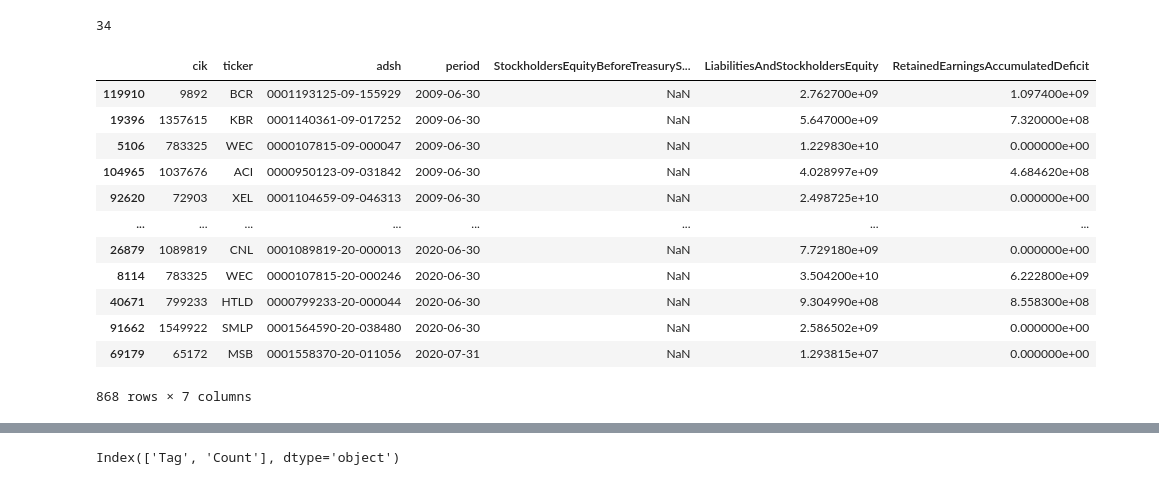
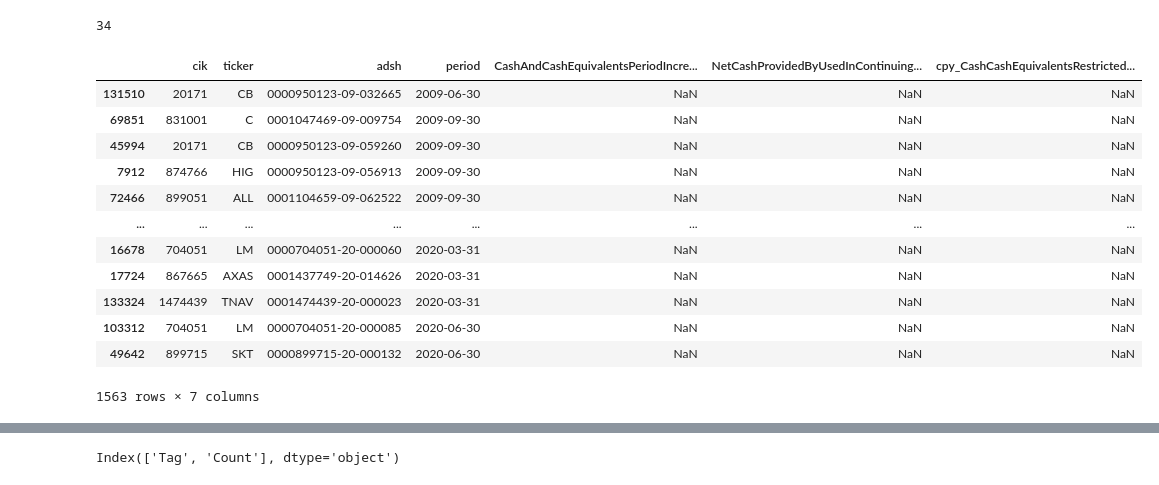
Before and after one commit to HansjoergW/bfh_mt_hs2020_sec_data, a Jupyter notebook: 04_UniformAndCompleteData.ipynb, the cells around one changed output, grey strips where cells are left out. Drawn from its saved outputs; the diff is of its cells as text; code cells hidden in the pictures.

```diff
--- a/04_UniformAndCompleteData.ipynb
+++ b/04_UniformAndCompleteData.ipynb
@@ -198,0 +239,4 @@ bs_cols_cleaned.to_csv(all_processed_folder + "bs.csv", index=False)
+# %%
+cf_pivot_pd = cf_pivot_value.toPandas()
+# %%
+cf_pivot_pd_copy = cf_pivot_pd.copy()
@@ -198,0 +259,15 @@ bs_cols_cleaned.to_csv(all_processed_folder + "bs.csv", index=False)
+# %%
+# add possible columns from un set to  cf data with prefix cpy_
+un_cash_incdec = un_pivot_pd[["adsh",
+    'CashAndCashEquivalentsPeriodIncreaseDecrease',
+    'CashCashEquivalentsRestrictedCashAndRestrictedCashEquivalentsPeriodIncreaseDecreaseIncludingExchangeRateEffect',
+    'CashCashEquivalentsRestrictedCashAndRestrictedCashEquivalentsPeriodIncreaseDecreaseExcludingExchangeRateEffect',
+#    'CashPeriodIncreaseDecrease',
+#    'CashAndCashEquivalentsPeriodIncreaseDecreaseExcludingExchangeRateEffect',
+#    'CashPeriodIncreaseDecreaseExcludingExchangeRateEffect'
+]].copy()
+un_cash_incdec.rename(columns=lambda x: "cpy_" + x, inplace=True)
+un_cash_incdec.rename(columns={'cpy_adsh':'adsh'}, inplace=True)
+# %%
+cf_pivot_pd_copy = pd.merge(cf_pivot_pd_copy, un_cash_incdec, how='left', on=['adsh'])
+cf_pivot_pd_copy.shape
@@ -206,20 +314,33 @@ do_copy.sum()
 # %% [output]
 34
 # %%
-bs_pivot_liabilities_copy[(bs_pivot_liabilities_copy.StockholdersEquity.isnull())  ][["cik","ticker", "adsh","period", "StockholdersEquityBeforeTreasuryStock", "LiabilitiesAndStockholdersEquity", "RetainedEarningsAccumulatedDeficit"]].sort_values(by=['period'])
+cf_pivot_pd_copy[(cf_pivot_pd_copy.CashAndCashEquivalentsPeriodIncreaseDecrease.isnull())  \
+ #                 &(cf_pivot_pd_copy.NetCashProvidedByUsedInContinuingOperations.notnull())
+                ] \
+  [["cik","ticker", "adsh","period",
+    'CashAndCashEquivalentsPeriodIncreaseDecrease',
+    'NetCashProvidedByUsedInContinuingOperations',
+    'cpy_CashCashEquivalentsRestrictedCashAndRestrictedCashEquivalentsPeriodIncreaseDecreaseIncludingExchangeRateEffect',
+    #    'CashCashEquivalentsRestrictedCashAndRestrictedCashEquivalentsPeriodIncreaseDecreaseExcludingExchangeRateEffect',
+#    'CashPeriodIncreaseDecrease',
+#    'CashAndCashEquivalentsPeriodIncreaseDecreaseExcludingExchangeRateEffect',
+#    'CashPeriodIncreaseDecreaseExcludingExchangeRateEffect',
+
+    ]] \
+    .sort_values(by=['period'])
 # %% [output]
-|  | cik | ticker | adsh | period | StockholdersEquityBeforeTreasuryS... | LiabilitiesAndStockholdersEquity | RetainedEarningsAccumulatedDeficit |
-| 119910 | 9892 | BCR | 0001193125-09-155929 | 2009-06-30 | NaN | 2.762700e+09 | 1.097400e+09 |
-| 19396 | 1357615 | KBR | 0001140361-09-017252 | 2009-06-30 | NaN | 5.647000e+09 | 7.320000e+08 |
-| 5106 | 783325 | WEC | 0000107815-09-000047 | 2009-06-30 | NaN | 1.229830e+10 | 0.000000e+00 |
-| 104965 | 1037676 | ACI | 0000950123-09-031842 | 2009-06-30 | NaN | 4.028997e+09 | 4.684620e+08 |
-| 92620 | 72903 | XEL | 0001104659-09-046313 | 2009-06-30 | NaN | 2.498725e+10 | 0.000000e+00 |
+|  | cik | ticker | adsh | period | CashAndCashEquivalentsPeriodIncre... | NetCashProvidedByUsedInContinuing... | cpy_CashCashEquivalentsRestricted... |
+| 131510 | 20171 | CB | 0000950123-09-032665 | 2009-06-30 | NaN | NaN | NaN |
+| 69851 | 831001 | C | 0001047469-09-009754 | 2009-09-30 | NaN | NaN | NaN |
+| 45994 | 20171 | CB | 0000950123-09-059260 | 2009-09-30 | NaN | NaN | NaN |
+| 7912 | 874766 | HIG | 0000950123-09-056913 | 2009-09-30 | NaN | NaN | NaN |
+| 72466 | 899051 | ALL | 0001104659-09-062522 | 2009-09-30 | NaN | NaN | NaN |
 | ... | ... | ... | ... | ... | ... | ... | ... |
-| 26879 | 1089819 | CNL | 0001089819-20-000013 | 2020-06-30 | NaN | 7.729180e+09 | 0.000000e+00 |
-| 8114 | 783325 | WEC | 0000107815-20-000246 | 2020-06-30 | NaN | 3.504200e+10 | 6.222800e+09 |
-| 40671 | 799233 | HTLD | 0000799233-20-000044 | 2020-06-30 | NaN | 9.304990e+08 | 8.558300e+08 |
-| 91662 | 1549922 | SMLP | 0001564590-20-038480 | 2020-06-30 | NaN | 2.586502e+09 | 0.000000e+00 |
-| 69179 | 65172 | MSB | 0001558370-20-011056 | 2020-07-31 | NaN | 1.293815e+07 | 0.000000e+00 |
+| 16678 | 704051 | LM | 0000704051-20-000060 | 2020-03-31 | NaN | NaN | NaN |
+| 17724 | 867665 | AXAS | 0001437749-20-014626 | 2020-03-31 | NaN | NaN | NaN |
+| 133324 | 1474439 | TNAV | 0001474439-20-000023 | 2020-03-31 | NaN | NaN | NaN |
+| 103312 | 704051 | LM | 0000704051-20-000085 | 2020-06-30 | NaN | NaN | NaN |
+| 49642 | 899715 | SKT | 0000899715-20-000132 | 2020-06-30 | NaN | NaN | NaN |
-868 rows × 7 columns
+1563 rows × 7 columns
 # %%
 bs_pivot_liabilities_copy[(bs_pivot_liabilities_copy.StockholdersEquity.isnull())][["cik","ticker", "adsh","period", "Assets", "StockholdersEquity", "LiabilitiesAndStockholdersEquity", "RetainedEarningsAccumulatedDeficit"]].sort_values(by=['period'])
```
Also changed, not shown: parts of 27 cells of this notebook, 1 other file.
